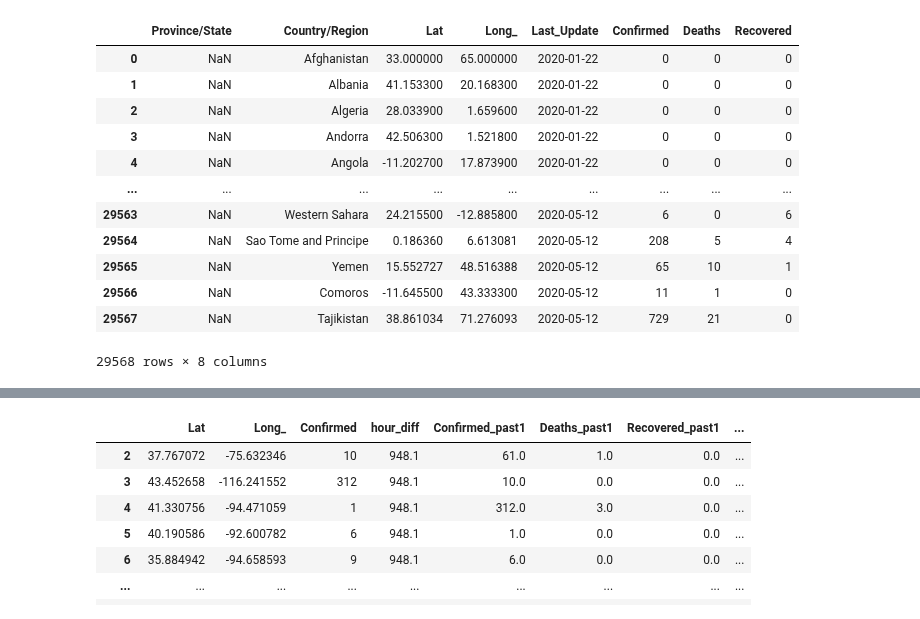
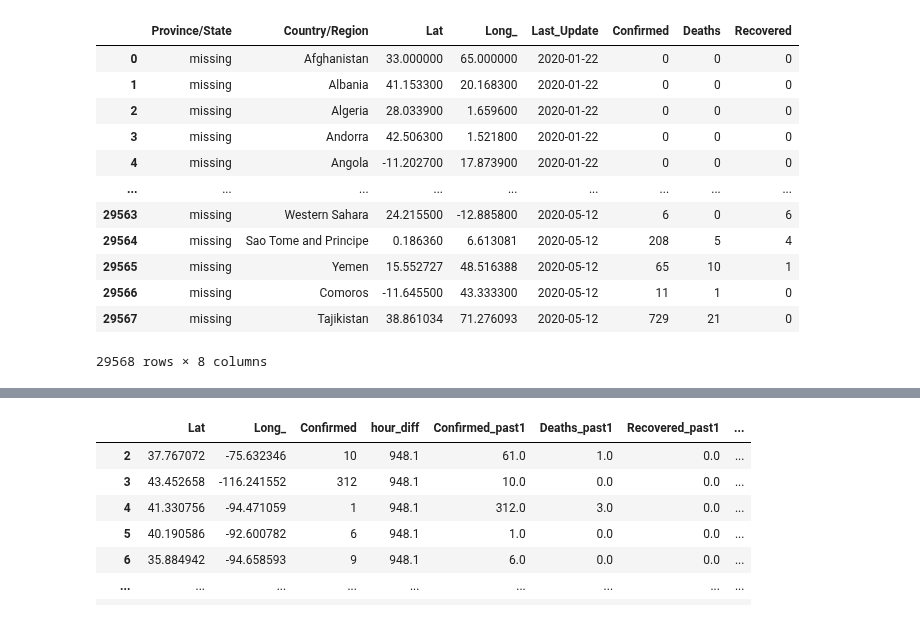
Before and after one commit to telenovelachuan/data_science, a Jupyter notebook: EECS_738_machine_learning/final/covid19.ipynb, the cells around one changed output, grey strips where cells are left out. Cells and saved outputs as stored; diff of their text form; code cells hidden in the pictures.

```diff
--- a/EECS_738_machine_learning/final/covid19.ipynb
+++ b/EECS_738_machine_learning/final/covid19.ipynb
@@ -21,20 +21,21 @@ import os, sys, math
 # %%
 #df = pd.read_csv('data/04-02-2020.csv')
 df = pd.read_csv('data/covid_19_clean_complete.csv')
 df.rename(columns={'Date':'Last_Update', 'Long': 'Long_'}, inplace=True)
 df['Last_Update'] = pd.to_datetime(df['Last_Update'])
+df.fillna('missing', inplace=True)
 df
 # %% [output]
 |  | Province/State | Country/Region | Lat | Long_ | Last_Update | Confirmed | Deaths | Recovered |
-| 0 | NaN | Afghanistan | 33.000000 | 65.000000 | 2020-01-22 | 0 | 0 | 0 |
-| 1 | NaN | Albania | 41.153300 | 20.168300 | 2020-01-22 | 0 | 0 | 0 |
-| 2 | NaN | Algeria | 28.033900 | 1.659600 | 2020-01-22 | 0 | 0 | 0 |
-| 3 | NaN | Andorra | 42.506300 | 1.521800 | 2020-01-22 | 0 | 0 | 0 |
-| 4 | NaN | Angola | -11.202700 | 17.873900 | 2020-01-22 | 0 | 0 | 0 |
+| 0 | missing | Afghanistan | 33.000000 | 65.000000 | 2020-01-22 | 0 | 0 | 0 |
+| 1 | missing | Albania | 41.153300 | 20.168300 | 2020-01-22 | 0 | 0 | 0 |
+| 2 | missing | Algeria | 28.033900 | 1.659600 | 2020-01-22 | 0 | 0 | 0 |
+| 3 | missing | Andorra | 42.506300 | 1.521800 | 2020-01-22 | 0 | 0 | 0 |
+| 4 | missing | Angola | -11.202700 | 17.873900 | 2020-01-22 | 0 | 0 | 0 |
 | ... | ... | ... | ... | ... | ... | ... | ... | ... |
-| 29563 | NaN | Western Sahara | 24.215500 | -12.885800 | 2020-05-12 | 6 | 0 | 6 |
-| 29564 | NaN | Sao Tome and Principe | 0.186360 | 6.613081 | 2020-05-12 | 208 | 5 | 4 |
-| 29565 | NaN | Yemen | 15.552727 | 48.516388 | 2020-05-12 | 65 | 10 | 1 |
-| 29566 | NaN | Comoros | -11.645500 | 43.333300 | 2020-05-12 | 11 | 1 | 0 |
-| 29567 | NaN | Tajikistan | 38.861034 | 71.276093 | 2020-05-12 | 729 | 21 | 0 |
+| 29563 | missing | Western Sahara | 24.215500 | -12.885800 | 2020-05-12 | 6 | 0 | 6 |
+| 29564 | missing | Sao Tome and Principe | 0.186360 | 6.613081 | 2020-05-12 | 208 | 5 | 4 |
+| 29565 | missing | Yemen | 15.552727 | 48.516388 | 2020-05-12 | 65 | 10 | 1 |
+| 29566 | missing | Comoros | -11.645500 | 43.333300 | 2020-05-12 | 11 | 1 | 0 |
+| 29567 | missing | Tajikistan | 38.861034 | 71.276093 | 2020-05-12 | 729 | 21 | 0 |
 29568 rows × 8 columns
```
Also changed, not shown: parts of 4 cells of this notebook.
